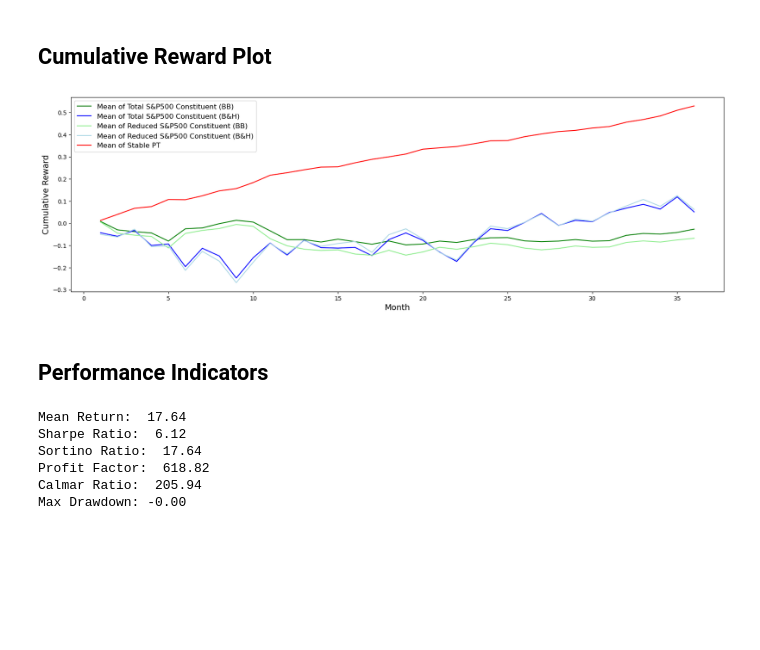
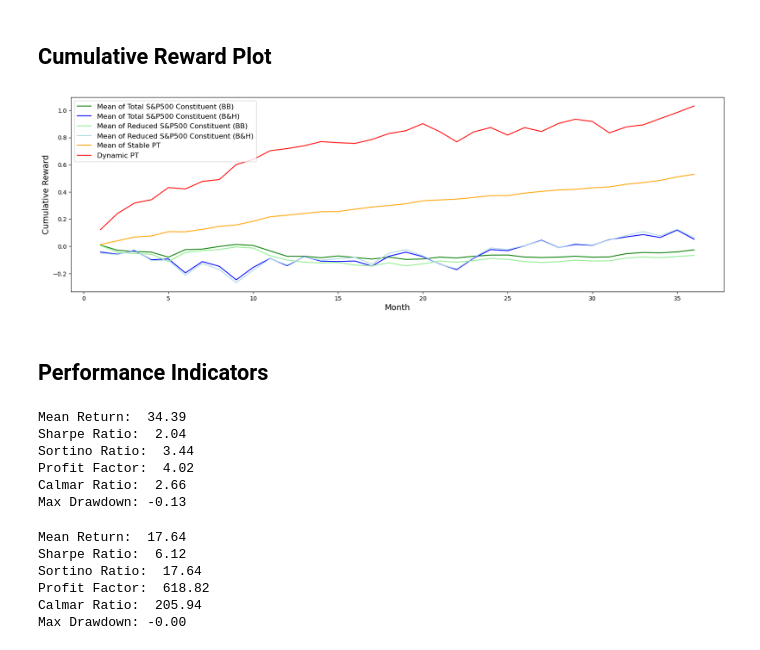
Before and after one commit to DanielHYLai/pairs-trading-with-reinforcement-learning, a Jupyter notebook: pairs-selection/comparison_oos_pairs_reduced.ipynb, the cells around one changed output. Cells and saved outputs as stored; diff of their text form; code cells hidden in the pictures; blank space fills up the shorter version.

Commit message:
feat: Add the comparison results

```diff
--- a/pairs-selection/comparison_oos_pairs_reduced.ipynb
+++ b/pairs-selection/comparison_oos_pairs_reduced.ipynb
@@ -17,12 +17,16 @@ path = "figure_file"
 # %% [markdown]
 ## Load Data
 # %%
-# static_pairs = load_cache_file("data_file/static_strategy/ap_reward_result_test.pkl")
-static_pairs = load_cache_file("data/ap_reward_result_test.pkl")
+static_pairs = load_cache_file("data_file/static_strategy/ap_reward_result_test.pkl")
+# static_pairs = load_cache_file("data/ap_reward_result_test.pkl")
+
+dqn_result = load_cache_file("pre-train-fixWindow/test_result_119.pkl")
+dqn_result_reward = list(dqn_result["reward_result"].values())
 # %% [markdown]
 ## Comparison Target: Reduced S&P500 Constituent
 # %%
-test_data = pd.read_csv("data/test_PT.csv", encoding="UTF-8")
+# test_data = pd.read_csv("data/test_PT.csv", encoding="UTF-8")
+test_data = pd.read_csv("data_file/test_PT.csv", encoding="UTF-8")
 tickers = test_data["Ticker"].unique()
 # %%
 # Add daily log return and Bollinger bands to the original stock price data
@@ -259,5 +381,6 @@ plt.show()
 # %%
-test_data_total = pd.read_csv("data/test.csv", encoding="UTF-8")
+# test_data_total = pd.read_csv("data/test.csv", encoding="UTF-8")
+test_data_total = pd.read_csv("data_file/test.csv", encoding="UTF-8")
 tickers_total = test_data_total["Ticker"].unique()
 # %%
 # Add daily log return and Bollinger bands to the original stock price data
@@ -492,25 +809,45 @@ plt.show()
 # %%
 static_pairs_mean = static_pairs_table.mean(axis=0)
 single_mean_BandH = single_result_BandH_table.mean(axis=0)
 single_mean_BB = single_result_BB_table.mean(axis=0)
 single_mean_total_BandH = single_result_total_BandH_table.mean(axis=0)
 single_mean_total_BB = single_result_total_BB_table.mean(axis=0)
 
+dqn_result_cum_reward = []
+
+for i in range(len(dqn_result_reward)):
+    dqn_result_cum_reward.append(sum(dqn_result_reward[: i + 1]))
+
 plt.figure(figsize=(20, 6))
 plt.plot(range(1, 37), single_mean_total_BB.cumsum(), color="green", label="Mean of Total S&P500 Constituent (BB)")
 plt.plot(range(1, 37), single_mean_total_BandH.cumsum(), color="blue", label="Mean of Total S&P500 Constituent (B&H)")
 plt.plot(range(1, 37), single_mean_BB.cumsum(), color="lightgreen", label="Mean of Reduced S&P500 Constituent (BB)")
 plt.plot(range(1, 37), single_mean_BandH.cumsum(), color="lightblue", label="Mean of Reduced S&P500 Constituent (B&H)")
-plt.plot(range(1, 37), static_pairs_mean.cumsum(), color="red", label="Mean of Stable PT")
+plt.plot(range(1, 37), static_pairs_mean.cumsum(), color="orange", label="Mean of Stable PT")
+plt.plot(range(1, 37), dqn_result_cum_reward, color="red", label="Dynamic PT")
 plt.xlabel("Month", fontsize=14)
 plt.ylabel("Cumulative Reward", fontsize=14)
 plt.legend(fontsize=12)
 # plt.title("Target: Reduced S&P500 Constituent", fontsize=16)
 plt.show()
 # %% [output]
-[figure, old version]
+[figure, new version]
 # %% [markdown]
 ## Performance Indicators
+# %%
+print(f"Mean Return: {mean_return(dqn_result_reward) * 100: .2f}")
+print(f"Sharpe Ratio: {sharpe_ratio(dqn_result_reward): .2f}")
+print(f"Sortino Ratio: {sortino_ratio(dqn_result_reward): .2f}")
+print(f"Profit Factor: {profit_factor(dqn_result_reward): .2f}")
+print(f"Calmar Ratio: {calmar_ratio(dqn_result_reward): .2f}")
+print(f"Max Drawdown: {max_drawdown(dqn_result_reward): .2f}")
+# %% [output]
+Mean Return:  34.39
+Sharpe Ratio:  2.04
+Sortino Ratio:  3.44
+Profit Factor:  4.02
+Calmar Ratio:  2.66
+Max Drawdown: -0.13
 # %%
 print(f"Mean Return: {mean_return(static_pairs_mean) * 100: .2f}")
 print(f"Sharpe Ratio: {sharpe_ratio(static_pairs_mean): .2f}")
```
Also changed, not shown: parts of 24 cells of this notebook.
